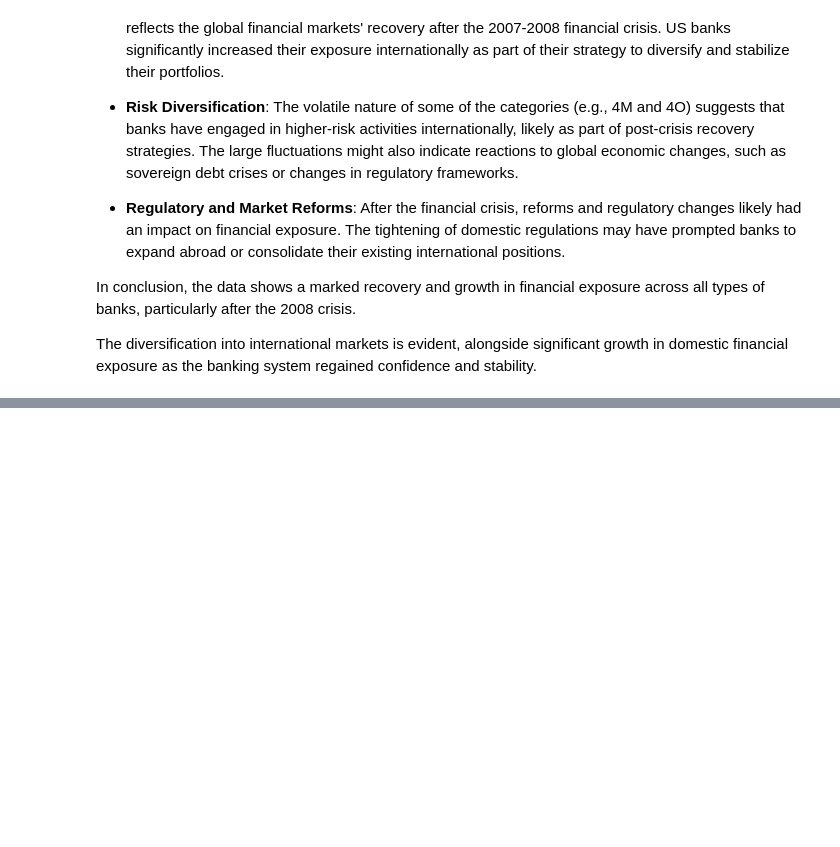
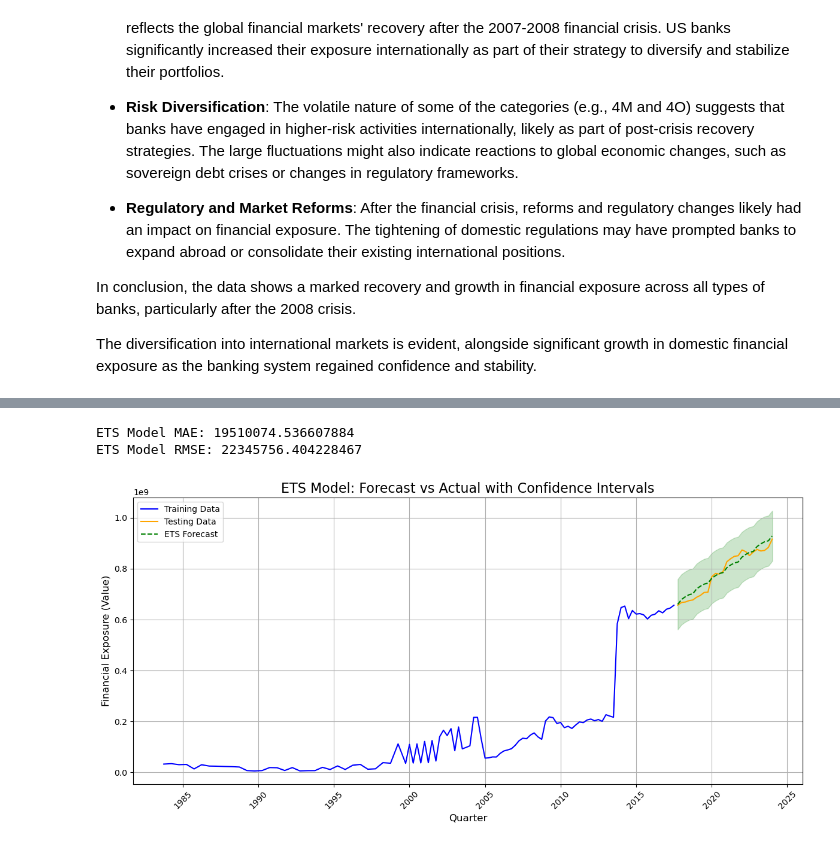
Before and after one commit to olivia3395/GlobalRiskAnalysisUSA, a Jupyter notebook: GlobalRiskAnalysisUSA.ipynb, the cells around one changed output, grey strips where cells are left out. Saved outputs shown, nothing was run; the diff lists cells and outputs as text; code cells hidden in the pictures; blank space fills up the shorter version.

```diff
--- a/GlobalRiskAnalysisUSA.ipynb
+++ b/GlobalRiskAnalysisUSA.ipynb
@@ -664,0 +696,69 @@ The plot depicts the performance of an LSTM model in forecasting USA financial e
+# %%
+from statsmodels.tsa.holtwinters import ExponentialSmoothing
+import matplotlib.pyplot as plt
+from sklearn.metrics import mean_absolute_error, mean_squared_error
+import numpy as np
+
+# Step 1: Split the data into training and testing sets (80% training, 20% testing)
+train_size = int(len(bank_data_grouped) * 0.8)
+train_data, test_data = bank_data_grouped[:train_size], bank_data_grouped[train_size:]
+
+# Step 2: Fit an Exponential Smoothing model (ETS) on the training data
+ets_model = ExponentialSmoothing(train_data,
+                                 trend="add",
+                                 seasonal="add",
+                                 seasonal_periods=4).fit()
+
+# Step 3: Forecast the values for the testing period
+forecast_steps = len(test_data)
+ets_forecast_mean = ets_model.forecast(steps=forecast_steps)
+
+# Step 4: Calculate residuals to manually compute confidence intervals
+residuals = train_data - ets_model.fittedvalues
+residual_std = np.std(residuals)
+
+# Compute the 95% confidence intervals
+alpha = 0.05
+z_value = 1.96  # for 95% confidence interval
+ets_forecast_ci_lower = ets_forecast_mean - z_value * residual_std
+ets_forecast_ci_upper = ets_forecast_mean + z_value * residual_std
+
+# Step 5: Calculate error metrics to evaluate the ETS model performance
+mae_ets = mean_absolute_error(test_data, ets_forecast_mean)
+rmse_ets = np.sqrt(mean_squared_error(test_data, ets_forecast_mean))
+
+print(f"ETS Model MAE: {mae_ets}")
+print(f"ETS Model RMSE: {rmse_ets}")
+
+# Step 6: Plot the results with confidence intervals
+plt.figure(figsize=(12, 6))
+
+# Plot training data
+plt.plot(train_data.index, train_data, color='blue', label='Training Data')
+
+# Plot testing data
+plt.plot(test_data.index, test_data, color='orange', label='Testing Data')
+
+# Plot forecasted data from ETS model
+plt.plot(test_data.index, ets_forecast_mean, color='green', linestyle='--', label='ETS Forecast')
+
+# Plot confidence intervals for the forecast
+plt.fill_between(test_data.index, ets_forecast_ci_lower, ets_forecast_ci_upper, color='green', alpha=0.2)
+
+# Set plot titles and labels
+plt.title('ETS Model: Forecast vs Actual with Confidence Intervals', fontsize=16)
+plt.xlabel('Quarter', fontsize=12)
+plt.ylabel('Financial Exposure (Value)', fontsize=12)
+plt.legend(loc='upper left')
+plt.grid(True)
+
+# Rotate x-axis labels for better readability
+plt.xticks(rotation=45)
+
+# Tighten layout and show plot
+plt.tight_layout()
+plt.show()
+# %% [output]
+ETS Model MAE: 19510074.536607884
+ETS Model RMSE: 22345756.404228467
+[figure, added]
```
Also changed, not shown: parts of 39 cells of this notebook, 1 other file.
